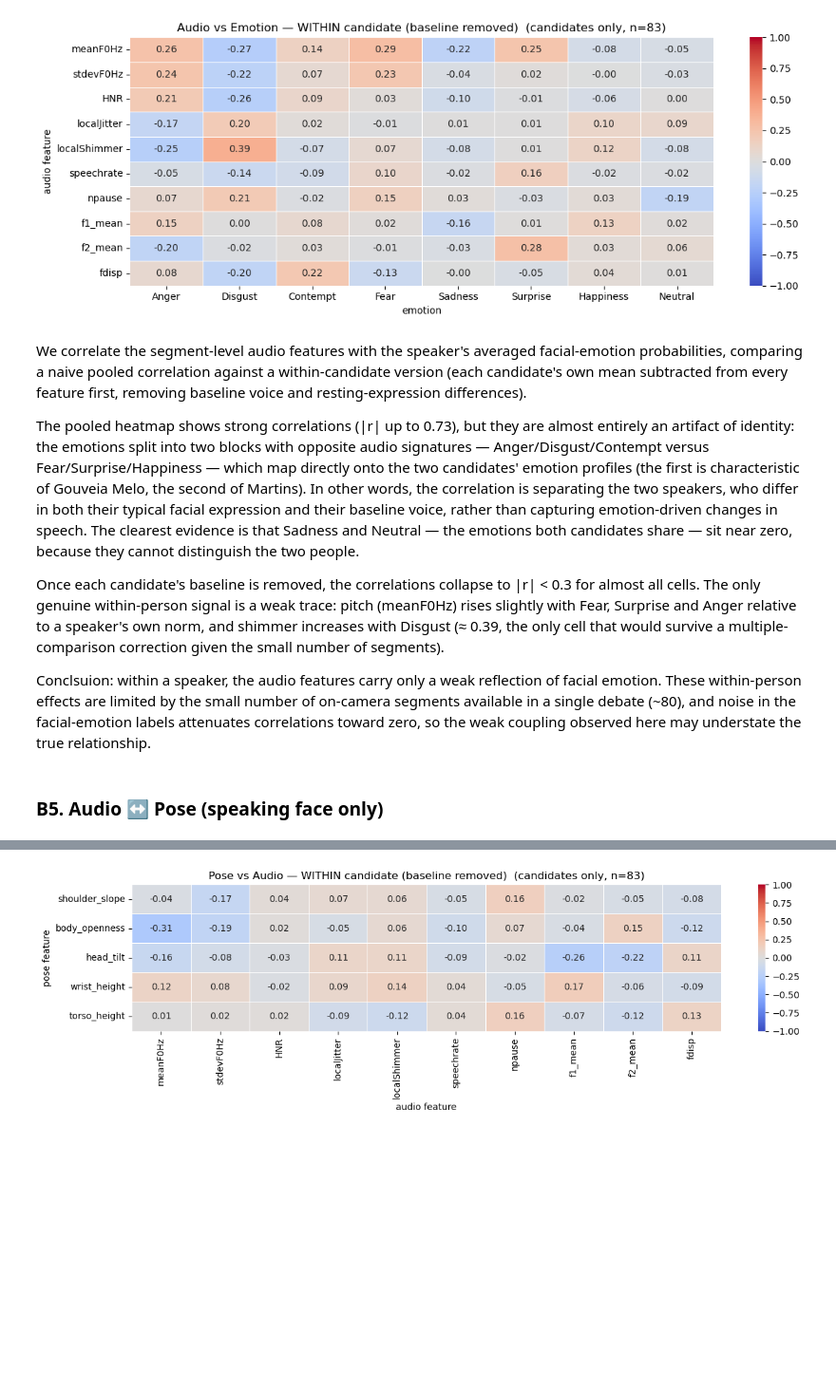
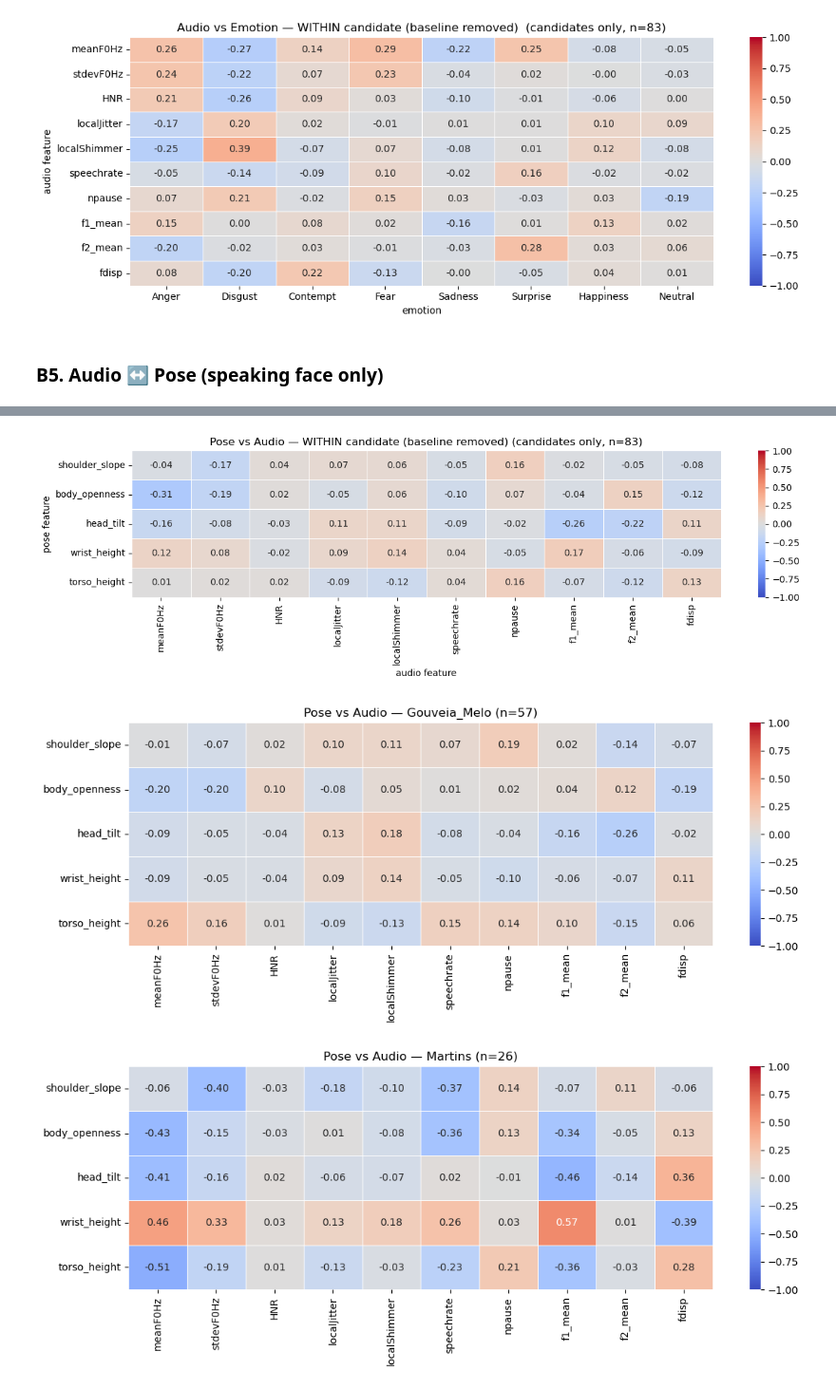
Before and after one commit to Dinisas/Big-Data, a Jupyter notebook: labeling_visual/corelations_updated.ipynb, the cells around one changed output, grey strips where cells are left out. Shown at 95% size. Cells and saved outputs as stored; diff of their text form; code cells hidden in the pictures; blank space fills up the shorter version.

```diff
--- a/labeling_visual/corelations_updated.ipynb
+++ b/labeling_visual/corelations_updated.ipynb
@@ -479,16 +488,18 @@ piv = per_frame_person.unstack('final_name')
 both = piv.dropna(subset=cands)
 print('frames with BOTH candidates on screen:', len(both))
 
-keep = [e for e in emotion_order
-        if (both[g] == e).sum() >= 10 or (both[m] == e).sum() >= 10]
+# only keep emotions that appear at least 10 times for either candidate, to avoid noisy values from very rare emotions
+keep = []
+for e in emotion_order:
+    if (both[g] == e).sum() >= 10 or (both[m] == e).sum() >= 10:
+        keep.append(e)
 ct = pd.crosstab(both[g], both[m]).reindex(index=keep, columns=keep, fill_value=0)
 
 total = ct.values.sum() # total frames with both candidates and a valid emotion
 
 expected = ct.sum(1).values.reshape(-1, 1) @ ct.sum(0).values.reshape(1, -1) / total # expected counts under independence = (row total * column total) / grand total
 
-lift = (ct / expected.clip(min=1e-9)).mask(expected < 5) # observed / expected; clip expected to avoid division by zero (if expected is 0, then observed must also be 0, so this cell will show 0 lift)
-
+lift = (ct / expected.clip(min=1e-9)).mask(expected < 5) # observed / expected
 fig, axes = plt.subplots(1, 2, figsize=(13, 4.5))
 sns.heatmap(ct, annot=True, fmt='d', cmap='Blues', ax=axes[0])
 axes[0].set_title('Co-occurrence counts')
@@ -522,5 +523,10 @@ However, the effect is dominated by the Neutral↔Neutral cell (lift ≈ 7), whi
 # %%
-expr = [e for e in ct.index if e != 'Neutral']
+# without Neutral, to see if there's a stronger association between the more expressive emotions
+expr = []
+for e in ct.index:
+    if e != 'Neutral':
+        expr.append(e)
+
 ct2 = ct.loc[expr, expr]
 total2 = ct2.values.sum()
 exp2 = ct2.sum(1).values.reshape(-1, 1) @ ct2.sum(0).values.reshape(1, -1) / total2
@@ -533,8 +539,7 @@ plt.tight_layout(); plt.show()
 
 from scipy.stats import chi2_contingency
 chi2b, pb, _, _ = chi2_contingency(ct2)
-print(f'expressive-only: chi2={chi2b:.1f}  p={pb:.3g}  '
-      f'Cramér V={np.sqrt(chi2b/(total2*(min(ct2.shape)-1))):.3f}')
+print(f'expressive-only: chi2={chi2b:.1f}  p={pb:.3g}  Cramér V={np.sqrt(chi2b/(total2*(min(ct2.shape)-1))):.3f}')
 # %% [output]
 [figure]
 expressive-only: chi2=98.9  p=8.83e-08  Cramér V=0.137
@@ -576,36 +571,37 @@ for mat, ttl in [(pooled, 'POOLED (raw)'), (within, 'WITHIN candidate (baseline
 # %% [output]
 [figure]
 [figure]
-# %% [markdown]
-We correlate the segment-level audio features with the speaker's averaged facial-emotion probabilities, comparing a naive pooled correlation against a within-candidate version (each candidate's own mean subtracted from every feature first, removing baseline voice and resting-expression differences).
-
-The pooled heatmap shows strong correlations (|r| up to 0.73), but they are almost entirely an artifact of identity: the emotions split into two blocks with opposite audio signatures — Anger/Disgust/Contempt versus Fear/Surprise/Happiness — which map directly onto the two candidates' emotion profiles (the first is characteristic of Gouveia Melo, the second of Martins). In other words, the correlation is separating the two speakers, who differ in both their typical facial expression and their baseline voice, rather than capturing emotion-driven changes in speech. The clearest evidence is that Sadness and Neutral — the emotions both candidates share — sit near zero, because they cannot distinguish the two people.
-
-Once each candidate's baseline is removed, the correlations collapse to |r| < 0.3 for almost all cells. The only genuine within-person signal is a weak  trace: pitch (meanF0Hz) rises slightly with Fear, Surprise and Anger relative to a speaker's own norm, and shimmer increases with Disgust (≈ 0.39, the only cell that would survive a multiple-comparison correction given the small number of segments).
-
-Conclsuion: within a speaker, the audio features carry only a weak reflection of facial emotion.
-These within-person effects are limited by the small number of on-camera segments available in a single debate (~80), and noise in the facial-emotion labels attenuates correlations toward zero, so the weak coupling observed here may understate the true relationship.
 # %% [markdown]
 ### B5. Audio ↔ Pose (speaking face only)
 # %%
 cands = [p for p in people if p != 'moderator']
 segc = seg[seg['final_name'].isin(cands)].copy()
 
 # POOLED (raw)
 pooled = segc[pose_feature_cols + NON_REDUNDANT].corr('spearman').loc[pose_feature_cols, NON_REDUNDANT]
 
 # WITHIN candidate (remove each candidate's own mean first)
 cen = segc.copy()
 for col in pose_feature_cols + NON_REDUNDANT:
     cen[col] = segc[col] - segc.groupby('final_name')[col].transform('mean')
 within = cen[pose_feature_cols + NON_REDUNDANT].corr('spearman').loc[pose_feature_cols, NON_REDUNDANT]
 
 for mat, ttl in [(pooled, 'POOLED (raw)'), (within, 'WITHIN candidate (baseline removed)')]:
     plt.figure(figsize=(13, 4))
     sns.heatmap(mat, annot=True, fmt='.2f', cmap='coolwarm', vmin=-1, vmax=1, linewidths=.5)
-    plt.title(f'Pose vs Audio — {ttl}  (candidates only, n={len(segc)})')
+    plt.title(f'Pose vs Audio — {ttl} (candidates only, n={len(segc)})')
     plt.xlabel('audio feature'); plt.ylabel('pose feature')
     plt.tight_layout(); plt.show()
+
+# separate the 2 candidates in 2 different plots
+for cand in cands:
+    sub = segc[segc['final_name'] == cand]
+    mat = sub[pose_feature_cols + NON_REDUNDANT].corr('spearman').loc[pose_feature_cols, NON_REDUNDANT]
+    plt.figure(figsize=(13, 4))
+    sns.heatmap(mat, annot=True, fmt='.2f', cmap='coolwarm', vmin=-1, vmax=1, linewidths=.5)
+    plt.title(f'Pose vs Audio — {cand} (n={len(sub)})')
 # %% [output]
 [figure]
 [figure]
+[figure, added]
+[figure, added]
```
Also changed, not shown: parts of 10 cells of this notebook, 1 other file.
